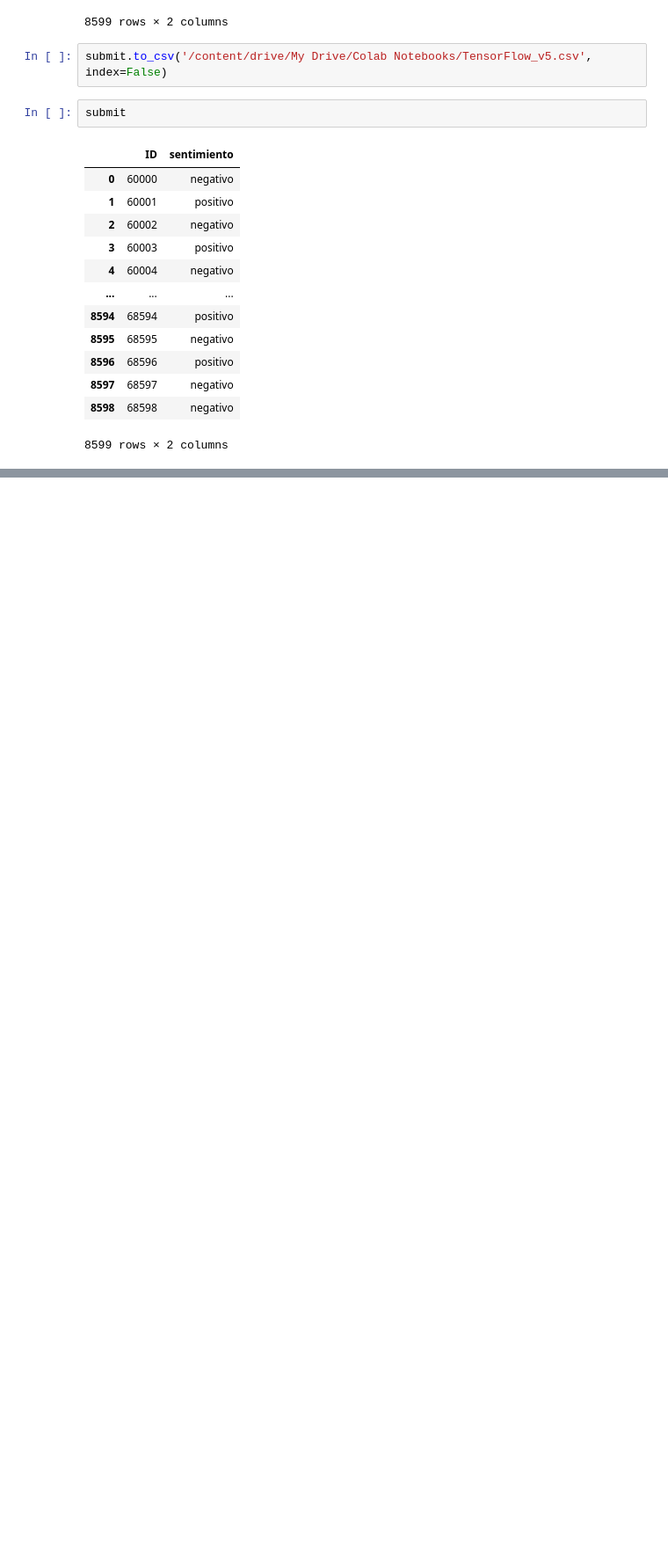
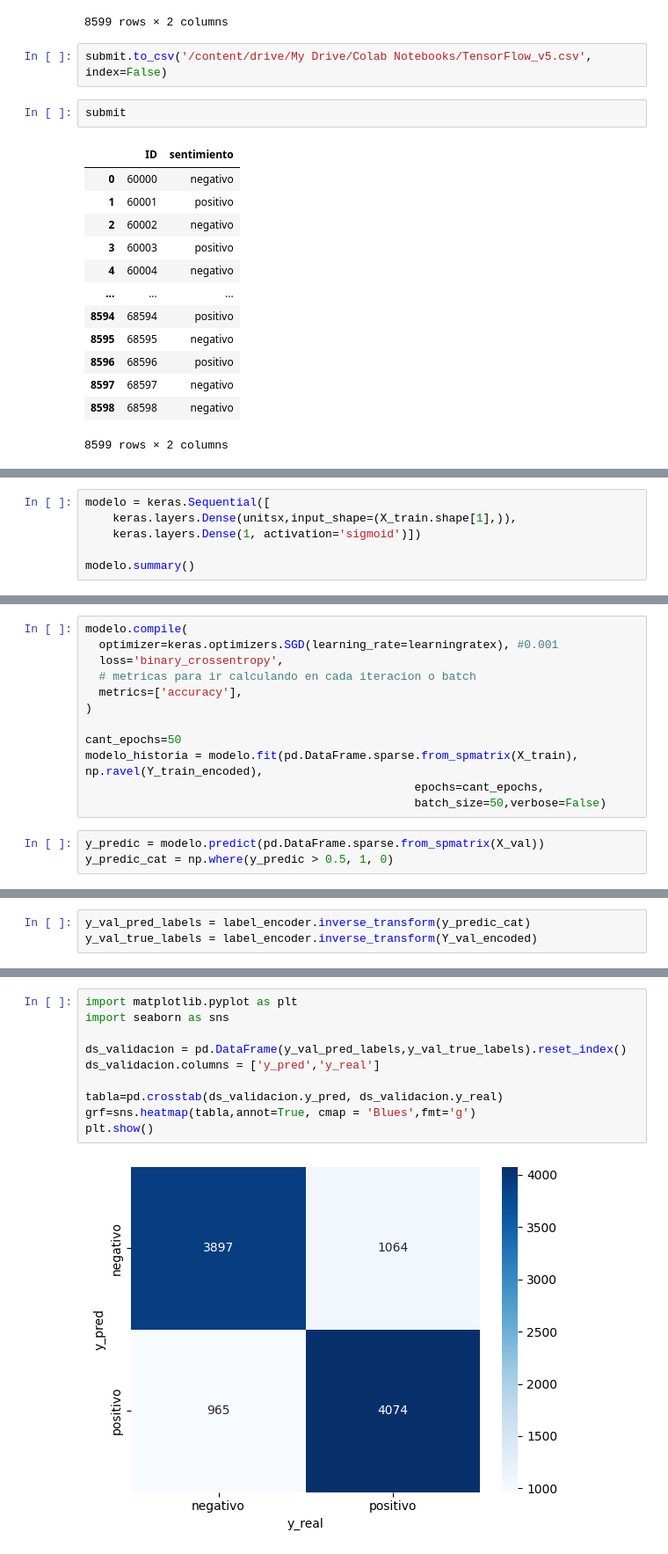
Before and after one commit to hmaldonado12/7506R-1C2024-GRUPO6, a Jupyter notebook: tp2/TensorFlow.ipynb, the cells around one changed output, grey strips where cells are left out. Shown: that part at 88% size. Cells and saved outputs as stored; diff of their text form; blank space fills up the shorter version.

```diff
--- a/tp2/TensorFlow.ipynb
+++ b/tp2/TensorFlow.ipynb
@@ -269,0 +320,6 @@ submit
+# %%
+modelo = keras.Sequential([
+    keras.layers.Dense(unitsx,input_shape=(X_train.shape[1],)),
+    keras.layers.Dense(1, activation='sigmoid')])
+
+modelo.summary()
@@ -269,0 +340,15 @@ submit
+# %%
+modelo.compile(
+  optimizer=keras.optimizers.SGD(learning_rate=learningratex), #0.001
+  loss='binary_crossentropy',
+  # metricas para ir calculando en cada iteracion o batch
+  metrics=['accuracy'],
+)
+
+cant_epochs=50
+modelo_historia = modelo.fit(pd.DataFrame.sparse.from_spmatrix(X_train), np.ravel(Y_train_encoded),
+                                                epochs=cant_epochs,
+                                                batch_size=50,verbose=False)
+# %%
+y_predic = modelo.predict(pd.DataFrame.sparse.from_spmatrix(X_val))
+y_predic_cat = np.where(y_predic > 0.5, 1, 0)
@@ -269,0 +357,3 @@ submit
+# %%
+y_val_pred_labels = label_encoder.inverse_transform(y_predic_cat)
+y_val_true_labels = label_encoder.inverse_transform(Y_val_encoded)
@@ -269,0 +383,12 @@ submit
+# %%
+import matplotlib.pyplot as plt
+import seaborn as sns
+
+ds_validacion = pd.DataFrame(y_val_pred_labels,y_val_true_labels).reset_index()
+ds_validacion.columns = ['y_pred','y_real']
+
+tabla=pd.crosstab(ds_validacion.y_pred, ds_validacion.y_real)
+grf=sns.heatmap(tabla,annot=True, cmap = 'Blues',fmt='g')
+plt.show()
+# %% [output]
+[figure, added]
```
Also changed, not shown: parts of 16 cells of this notebook.
